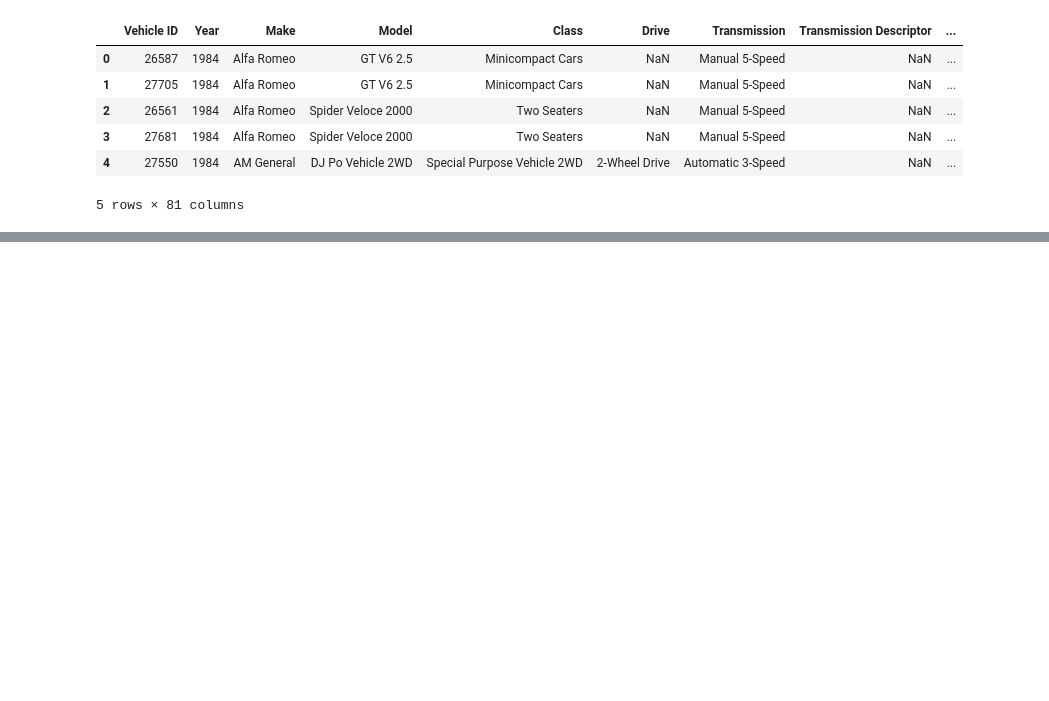
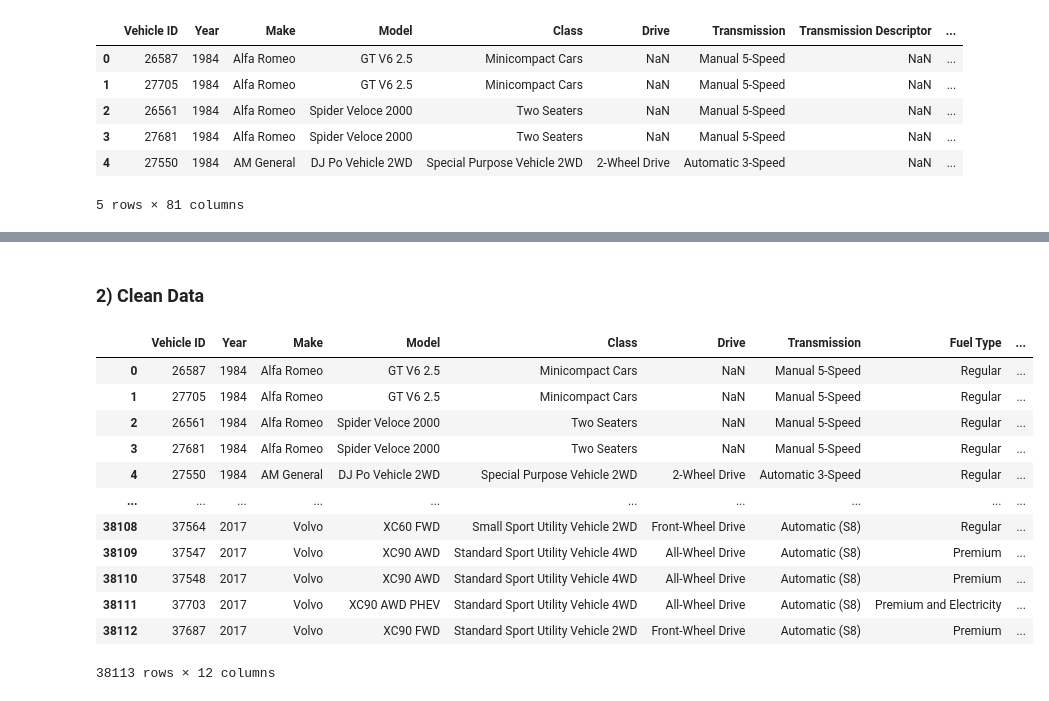
Before and after one commit to data301-2021-summer2/project-group34-project, a Jupyter notebook: analysis/person2/Garnoor.ipynb, the cells around one changed output, grey strips where cells are left out. Saved outputs shown, nothing was run; the diff lists cells and outputs as text; code cells hidden in the pictures; blank space fills up the shorter version.

```diff
--- a/analysis/person2/Garnoor.ipynb
+++ b/analysis/person2/Garnoor.ipynb
@@ -12,0 +42,29 @@ data.head()
+# %% [markdown]
+### 2) Clean Data
+# %%
+data1=data.drop(columns=['Unrounded City MPG (FT1)','Unrounded City MPG (FT2)','Highway Range (FT2)','Highway Range (FT1)','City Range (FT1)','City Range (FT2)',
+                         'Composite Combined MPG','Composite Highway MPG','Composite City MPG','Manufacturer Code','Vehicle Charger','Alternate Charger','Hours to Charge (120V)'
+                         ,'Hours to Charge (240V)','Hours to Charge (AC 240V)','Range (FT2)','4D Passenger Volume','4D Luggage Volume','Hatchback Passenger Volume',
+                         'Hatchback Luggage Volume','Electric Motor','Gasoline/Electricity Blended (CD)','Tailpipe CO2 in Grams/Mile (FT2)','GHG Score','GHG Score (Alt Fuel)',
+                         'My MPG Data','2D Passenger Volume','2D Luggage Volume','Tailpipe CO2 (FT1)','Tailpipe CO2 in Grams/Mile (FT1)','Tailpipe CO2 (FT2)','Start Stop Technology',
+                         'Annual Consumption in Barrels (FT2)','Annual Fuel Cost (FT2)','Engine Index','Combined Electricity Consumption','Combined Gasoline Consumption (CD)','Combined Utility Factor'
+                         ,'Gas Guzzler Tax','Range (FT1)','Alternative Fuel/Technology','Unrounded Combined MPG (FT2)','Combined MPG (FT2)','Unrounded Combined MPG (FT1)','Combined MPG (FT1)',
+                        'Engine Descriptor','Highway Electricity Consumption','Highway Utility Factor','Unadjusted City MPG (FT1)','Unadjusted Highway MPG (FT1)','Unadjusted City MPG (FT2)',
+                         'Unadjusted Highway MPG (FT2)','Transmission Descriptor','Engine Cylinders','Engine Displacement','City Utility Factor','Highway MPG (FT1)','Unrounded Highway MPG (FT1)',
+                        'Highway MPG (FT2)','Unrounded Highway MPG (FT2)','Highway Gasoline Consumption (CD)','Turbocharger','Supercharger','Fuel Type 1','Fuel Type 2','City MPG (FT1)','City MPG (FT2)',
+                        'City Gasoline Consumption (CD)','City Electricity Consumption'])
+data1
+# %% [output]
+|  | Vehicle ID | Year | Make | Model | Class | Drive | Transmission | Fuel Type | ... |
+| 0 | 26587 | 1984 | Alfa Romeo | GT V6 2.5 | Minicompact Cars | NaN | Manual 5-Speed | Regular | ... |
+| 1 | 27705 | 1984 | Alfa Romeo | GT V6 2.5 | Minicompact Cars | NaN | Manual 5-Speed | Regular | ... |
+| 2 | 26561 | 1984 | Alfa Romeo | Spider Veloce 2000 | Two Seaters | NaN | Manual 5-Speed | Regular | ... |
+| 3 | 27681 | 1984 | Alfa Romeo | Spider Veloce 2000 | Two Seaters | NaN | Manual 5-Speed | Regular | ... |
+| 4 | 27550 | 1984 | AM General | DJ Po Vehicle 2WD | Special Purpose Vehicle 2WD | 2-Wheel Drive | Automatic 3-Speed | Regular | ... |
+| ... | ... | ... | ... | ... | ... | ... | ... | ... | ... |
+| 38108 | 37564 | 2017 | Volvo | XC60 FWD | Small Sport Utility Vehicle 2WD | Front-Wheel Drive | Automatic (S8) | Regular | ... |
+| 38109 | 37547 | 2017 | Volvo | XC90 AWD | Standard Sport Utility Vehicle 4WD | All-Wheel Drive | Automatic (S8) | Premium | ... |
+| 38110 | 37548 | 2017 | Volvo | XC90 AWD | Standard Sport Utility Vehicle 4WD | All-Wheel Drive | Automatic (S8) | Premium | ... |
+| 38111 | 37703 | 2017 | Volvo | XC90 AWD PHEV | Standard Sport Utility Vehicle 4WD | All-Wheel Drive | Automatic (S8) | Premium and Electricity | ... |
+| 38112 | 37687 | 2017 | Volvo | XC90 FWD | Standard Sport Utility Vehicle 2WD | Front-Wheel Drive | Automatic (S8) | Premium | ... |
+38113 rows × 12 columns
```
Also changed, not shown: parts of 13 cells of this notebook, 1 other file.
